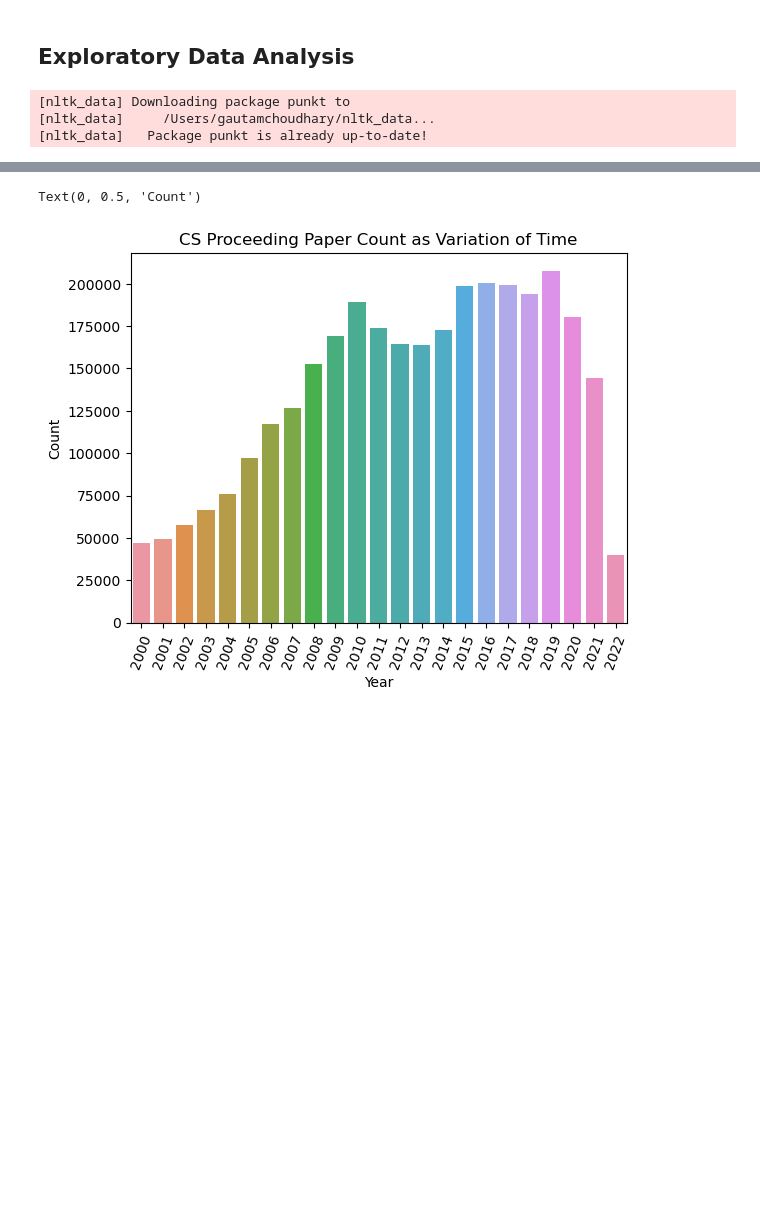
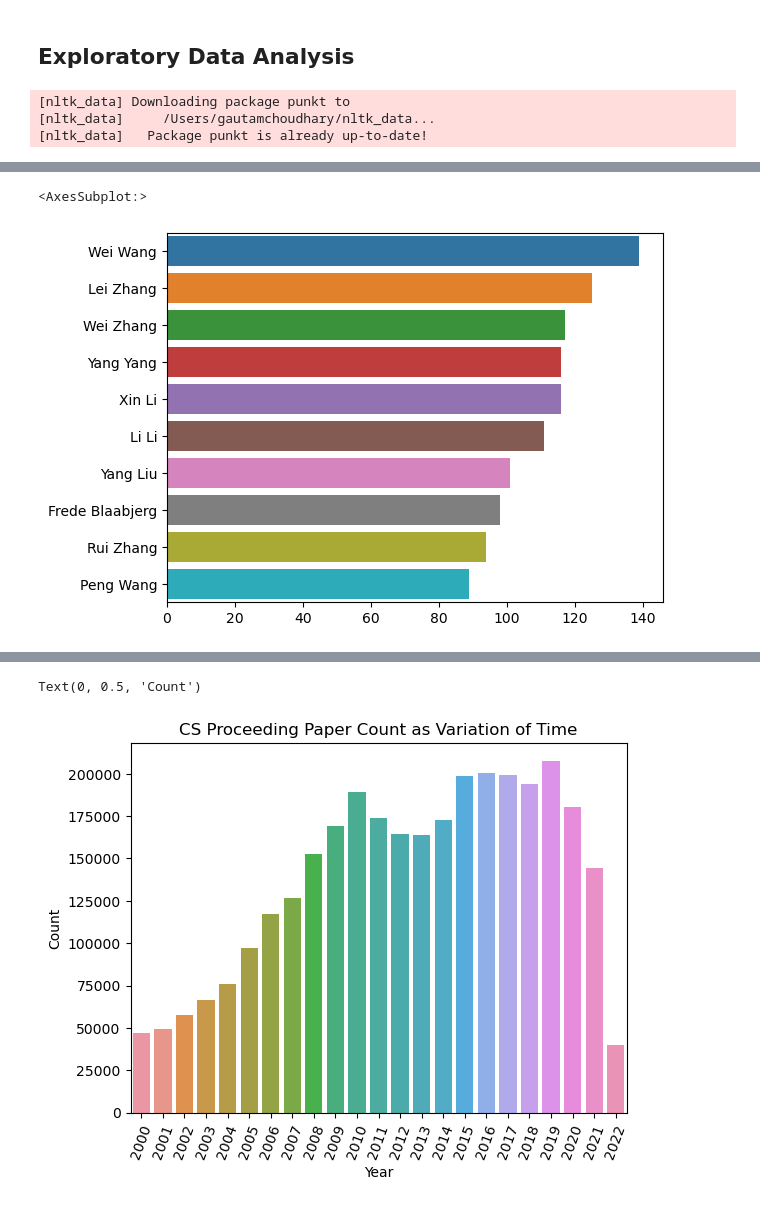
Before and after one commit to gtmdotme/citation_prediction, a Jupyter notebook: data-eda-gtm.ipynb, the cells around one changed output, grey strips where cells are left out. Drawn from its saved outputs; the diff is of its cells as text; code cells hidden in the pictures; blank space fills up the shorter version.

```diff
--- a/data-eda-gtm.ipynb
+++ b/data-eda-gtm.ipynb
@@ -129,0 +79,11 @@ Counter(works['host_venue'].tolist()).most_common(10)
+# %%
+# 0.3. which were top authors producing max works?
+a = pd.Series(flatten(works['authorships'].map(firsts)))
+a_name = a.map(lambda x: authors.loc[x, 'display_name'])
+temp = a_name.value_counts().head(10)
+
+sns.barplot(y=temp.index, x=temp.values)
+# -> most top authors from china
+# %% [output]
+<AxesSubplot:>
+[figure, added]
```
Also changed, not shown: parts of 74 cells of this notebook, 1 other file.
